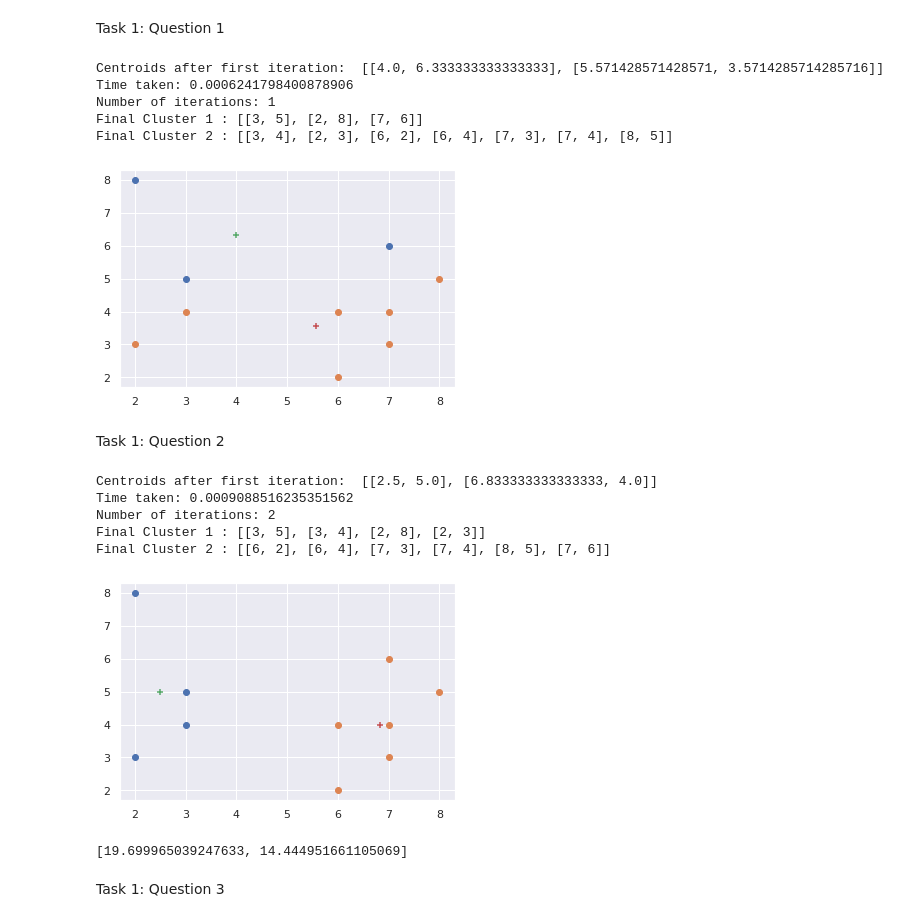
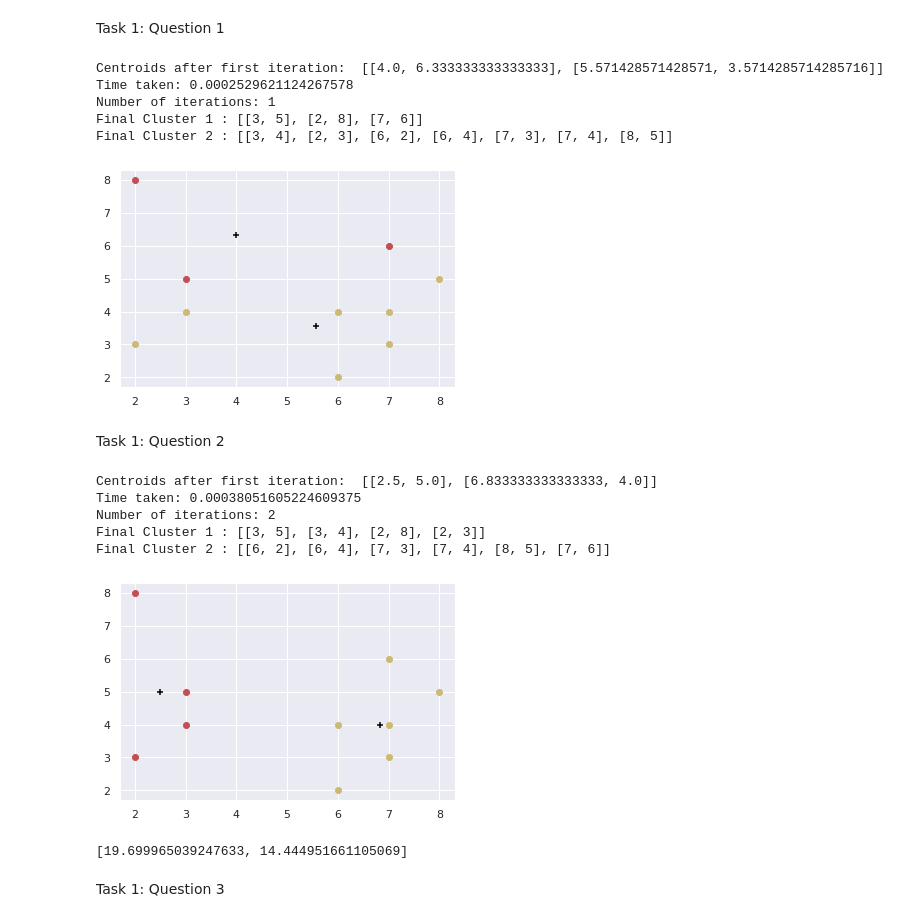
Before and after one commit to vaghasiatirth24/Machine-Learning, a Jupyter notebook: ML_HW4.ipynb, the cells around one changed output. Saved outputs shown, nothing was run; the diff lists cells and outputs as text; code cells hidden in the pictures.

```diff
--- a/ML_HW4.ipynb
+++ b/ML_HW4.ipynb
@@ -63,15 +63,15 @@ def loadCSV(fileName):
         dataset.append(instance)
     return dataset
 # %%
-def euclidean_distance(point1, point2):
+def euclidean_distance(a, b):
     distance = 0
-    for a,b in zip(point1, point2):
+    for a,b in zip(a,b):
         distance += pow((a-b), 2)
     return math.sqrt(distance)
 # %%
-def manhattan_distance(point1, point2):
+def manhattan_distance(a,b):
     distance = 0
-    for a,b in zip(point1, point2):
+    for a,b in zip(a,b):
         distance += abs(a-b)
     return distance
 # %%
@@ -104,7 +104,9 @@ def calculate_centroid(cluster):
 
   return centroid
 # %%
-def draw_nd_scatter(clusters, centroid_centers):
+import itertools
+def scatter(clusters, centroid_centers):
+  colors = itertools.cycle(["r", "y","m"])
   for key in clusters:
     x = []
     y = []
@@ -112,10 +114,10 @@ def draw_nd_scatter(clusters, centroid_centers):
     for c in cluster:
       x.append(c[0])
       y.append(c[1])
-    plt.scatter(x, y, marker='o')
+    plt.scatter(x, y, marker='o',color=next(colors))
 
   for point in centroid_centers:
-    plt.scatter(point[0], point[1], marker='+')
+    plt.scatter(point[0], point[1], marker='+',color='black')
 
   plt.show()
 # %%
@@ -201,18 +203,18 @@ Task 1: Question 1
 # %%
 kmeans = KMeans(n_clusters=2, init_centroids=[[4, 6],[5, 4]], d_func=manhattan_distance, show_first_centroid=True)
 [centroid_centers, clusters] = kmeans.fit(data)
 
 for key in clusters:
   print("Final Cluster", key+1, ":", clusters[key])
 
-draw_nd_scatter(clusters, centroid_centers)
+scatter(clusters, centroid_centers)
 # %% [output]
 Centroids after first iteration:  [[4.0, 6.333333333333333], [5.571428571428571, 3.5714285714285716]]
-Time taken: 0.0006241798400878906
+Time taken: 0.0002529621124267578
 Number of iterations: 1
 Final Cluster 1 : [[3, 5], [2, 8], [7, 6]]
 Final Cluster 2 : [[3, 4], [2, 3], [6, 2], [6, 4], [7, 3], [7, 4], [8, 5]]
-[figure, old version]
+[figure, new version]
 # %% [markdown]
 Task 1: Question 2
 # %%
@@ -222,15 +224,15 @@ kmeans = KMeans(n_clusters=2, init_centroids=[[4, 6],[5, 4]], d_func=euclidean_d
 for key in clusters:
   print("Final Cluster", key+1, ":", clusters[key])
 
-draw_nd_scatter(clusters, centroid_centers)
+scatter(clusters, centroid_centers)
 print(kmeans.sse_list)
 # %% [output]
 Centroids after first iteration:  [[2.5, 5.0], [6.833333333333333, 4.0]]
-Time taken: 0.0009088516235351562
+Time taken: 0.00038051605224609375
 Number of iterations: 2
 Final Cluster 1 : [[3, 5], [3, 4], [2, 8], [2, 3]]
 Final Cluster 2 : [[6, 2], [6, 4], [7, 3], [7, 4], [8, 5], [7, 6]]
-[figure, old version]
+[figure, new version]
 [19.699965039247633, 14.444951661105069]
 # %% [markdown]
  Task 1: Question 3
```
Also changed, not shown: parts of 20 cells of this notebook.
